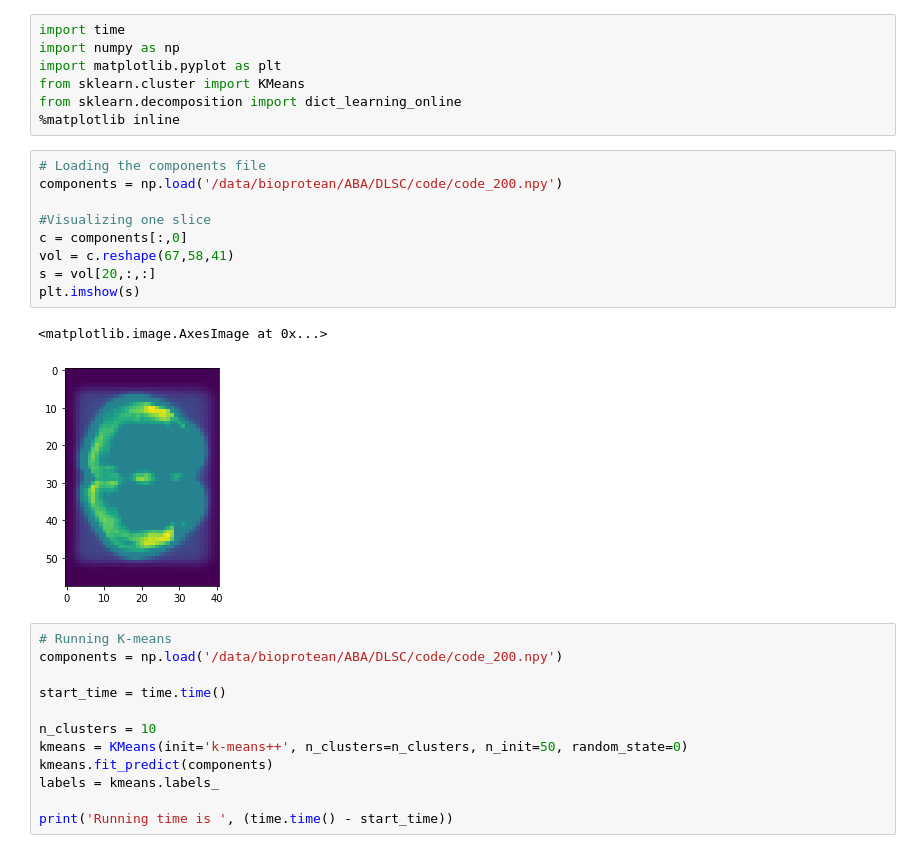
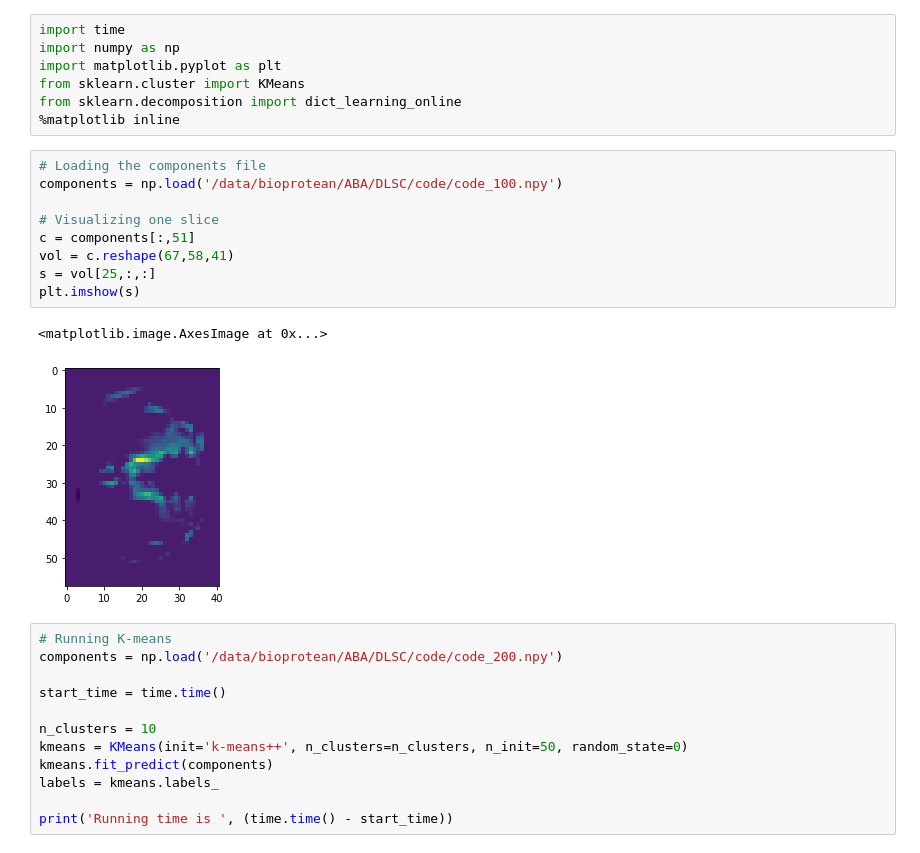
Before and after one commit to BioProteanLabs/Morphontogeny, a Jupyter notebook: morphontogeny/Jupyter/ABA/ABA_DLSC.ipynb, the cells around one changed output. Cells and saved outputs as stored; diff of their text form.

```diff
--- a/morphontogeny/Jupyter/ABA/ABA_DLSC.ipynb
+++ b/morphontogeny/Jupyter/ABA/ABA_DLSC.ipynb
@@ -9,16 +9,16 @@ from sklearn.decomposition import dict_learning_online
 %matplotlib inline
 # %%
 # Loading the components file
-components = np.load('/data/bioprotean/ABA/DLSC/code/code_200.npy')
+components = np.load('/data/bioprotean/ABA/DLSC/code/code_100.npy')
 
-#Visualizing one slice
-c = components[:,0]
+# Visualizing one slice
+c = components[:,51]
 vol = c.reshape(67,58,41)
-s = vol[20,:,:]
+s = vol[25,:,:]
 plt.imshow(s)
 # %% [output]
 <matplotlib.image.AxesImage at 0x...>
-[figure, old version]
+[figure, new version]
 # %%
 # Running K-means
 components = np.load('/data/bioprotean/ABA/DLSC/code/code_200.npy')
```
Also changed, not shown: 6 other files.
